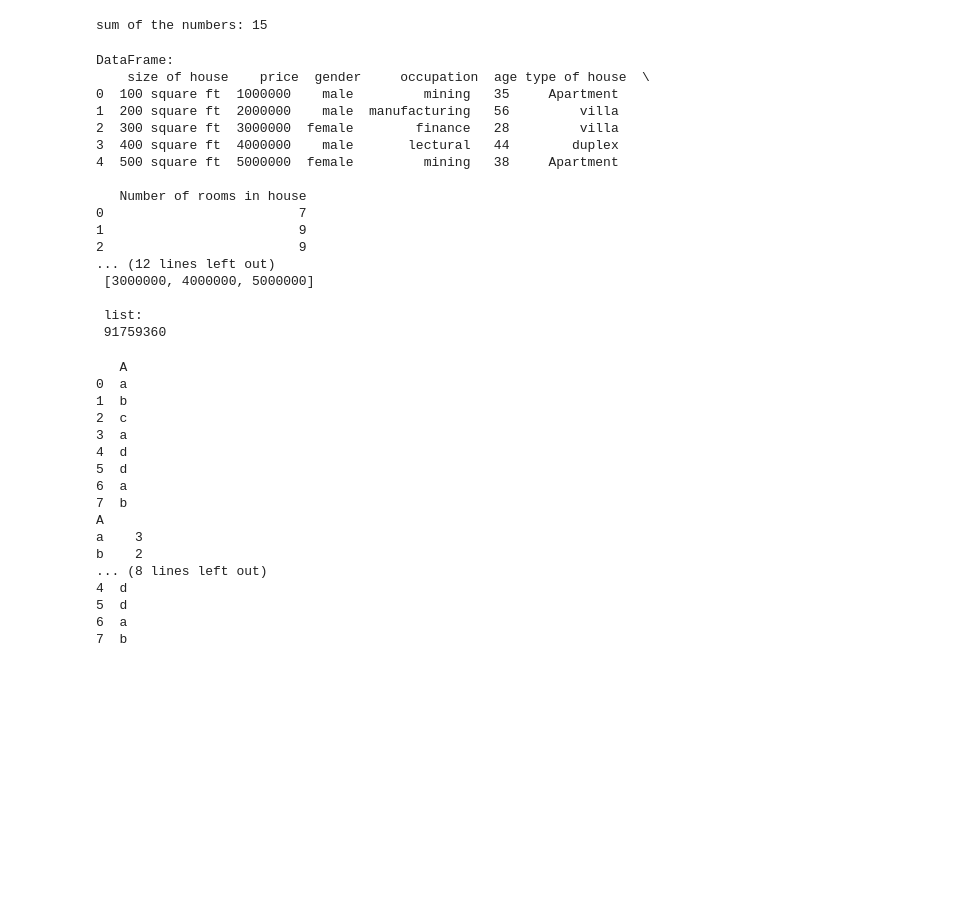
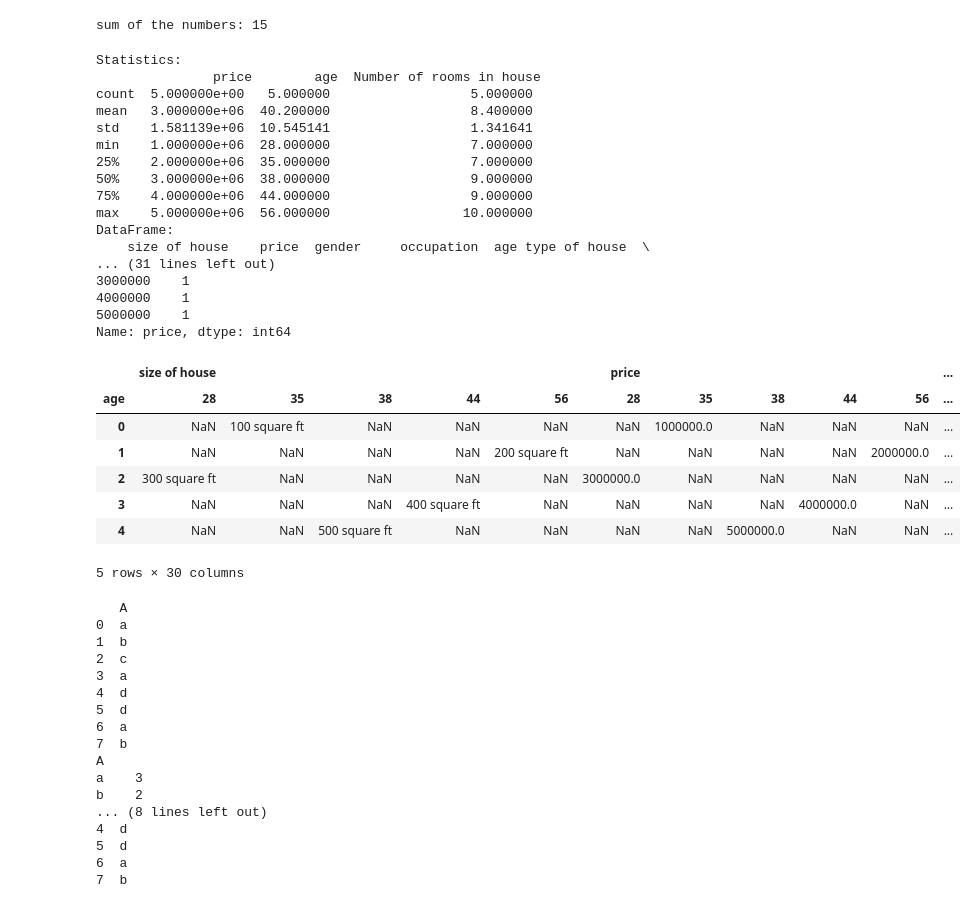
Before and after one commit to bhavanibonu/comparison, a Jupyter notebook: series and dataframe pandas.ipynb, the cells around one changed output. Cells and saved outputs as stored; diff of their text form; code cells hidden in the pictures; blank space fills up the shorter version.

```diff
--- a/series and dataframe pandas.ipynb
+++ b/series and dataframe pandas.ipynb
@@ -993,41 +979,54 @@ sum of the numbers: 15
 # %%
 import pandas as pd
 from functools import reduce
 dict = {"size of house":["100 square ft","200 square ft","300 square ft","400 square ft","500 square ft"],
         "price":[1000000,2000000,3000000,4000000,5000000],
         "gender":["male","male","female","male","female"],
         "occupation":["mining","manufacturing","finance","lectural","mining"],
         "age":[35,56,28,44,38],
         "type of house":["Apartment","villa","villa","duplex","Apartment"],
         "Number of rooms in house":[7,9,9,10,7] }
 df = pd.DataFrame(dict)
+ye = df.groupby('price')["price"].count()
 sq=df["type of house"].map
 def greater_than(n):
     return n>2000000
 rd = reduce(lambda x,y:x*y, df["age"])
 lt=list(filter(lambda x:greater_than(x), df["price"]))
+sta=df.describe()
+print("Statistics:\n",sta)
 print("DataFrame:\n", df)
 print("\n map: \n",sq)
 print("\n filter:\n",lt)
-print("\n list:\n",rd)
+print("\n reduce:\n",rd)
+print(" \n groupby: \n",ye)
+df.pivot(columns ='age')
 # %% [output]
+Statistics:
+               price        age  Number of rooms in house
+count  5.000000e+00   5.000000                  5.000000
+mean   3.000000e+06  40.200000                  8.400000
+std    1.581139e+06  10.545141                  1.341641
+min    1.000000e+06  28.000000                  7.000000
+25%    2.000000e+06  35.000000                  7.000000
+50%    3.000000e+06  38.000000                  9.000000
+75%    4.000000e+06  44.000000                  9.000000
+max    5.000000e+06  56.000000                 10.000000
 DataFrame:
     size of house    price  gender     occupation  age type of house  \
-0  100 square ft  1000000    male         mining   35     Apartment
-1  200 square ft  2000000    male  manufacturing   56         villa
-2  300 square ft  3000000  female        finance   28         villa
-3  400 square ft  4000000    male       lectural   44        duplex
-4  500 square ft  5000000  female         mining   38     Apartment
-
-   Number of rooms in house
-0                         7
-1                         9
-2                         9
-... (12 lines left out)
- [3000000, 4000000, 5000000]
-
- list:
- 91759360
+... (31 lines left out)
+3000000    1
+4000000    1
+5000000    1
+Name: price, dtype: int64
+|  | size of house |  |  |  |  | price |  |  |  |  | ... |
+| age | 28 | 35 | 38 | 44 | 56 | 28 | 35 | 38 | 44 | 56 | ... |
+| 0 | NaN | 100 square ft | NaN | NaN | NaN | NaN | 1000000.0 | NaN | NaN | NaN | ... |
+| 1 | NaN | NaN | NaN | NaN | 200 square ft | NaN | NaN | NaN | NaN | 2000000.0 | ... |
+| 2 | 300 square ft | NaN | NaN | NaN | NaN | 3000000.0 | NaN | NaN | NaN | NaN | ... |
+| 3 | NaN | NaN | NaN | 400 square ft | NaN | NaN | NaN | NaN | 4000000.0 | NaN | ... |
+| 4 | NaN | NaN | 500 square ft | NaN | NaN | NaN | NaN | 5000000.0 | NaN | NaN | ... |
+5 rows × 30 columns
 # %%
 import pandas as pd
 strdf=pd.DataFrame({
```
Also changed, not shown: parts of 3 cells of this notebook.
